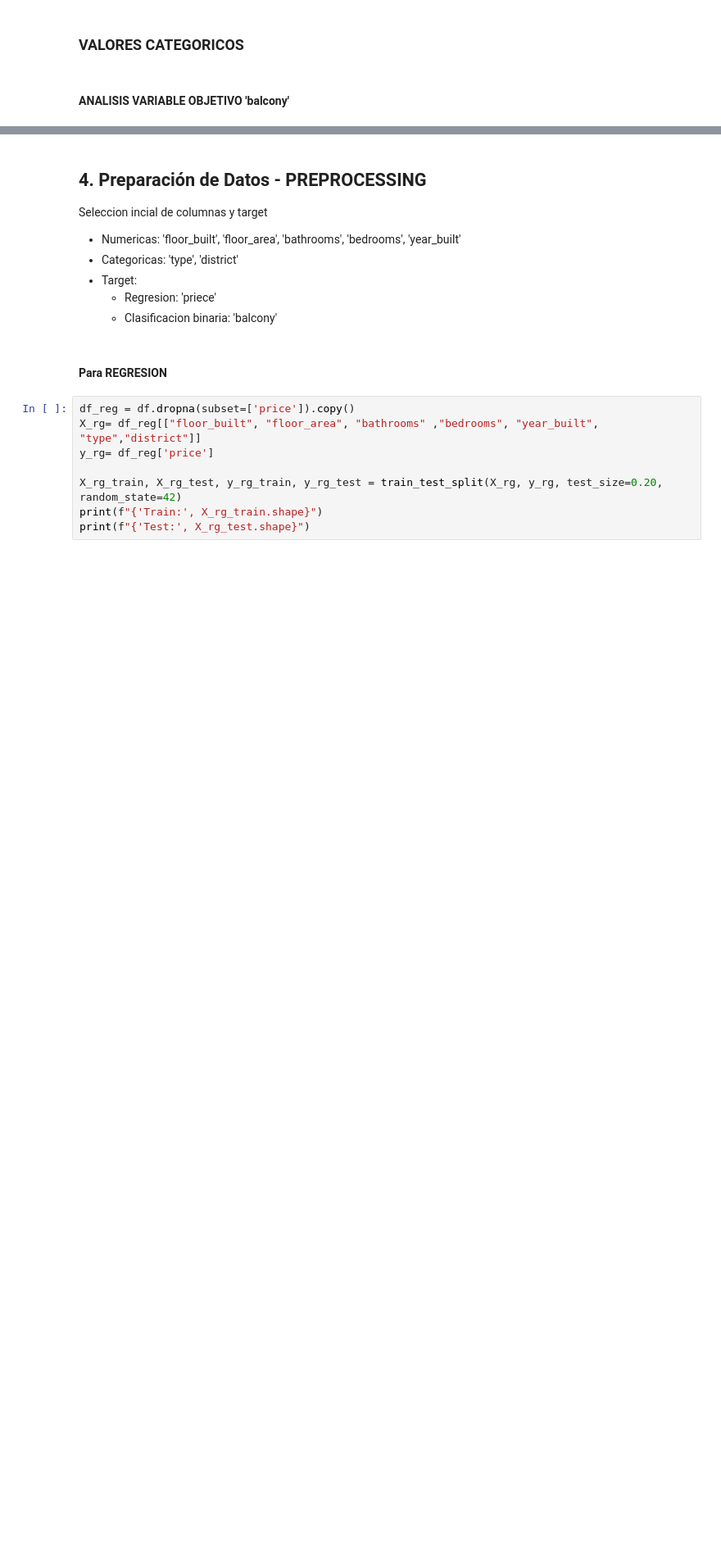
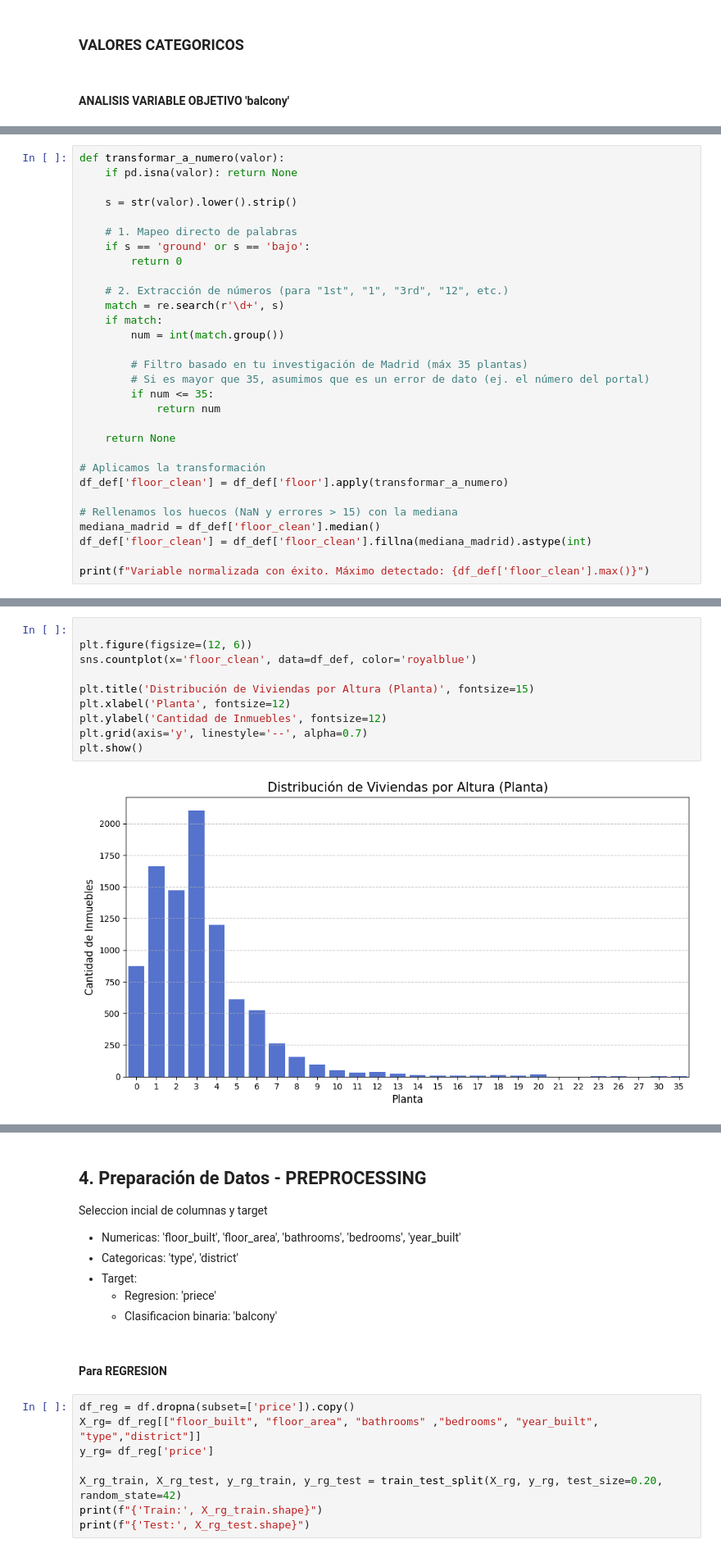
Before and after one commit to MarcoCasSir/LaboratorioDataScience, a Jupyter notebook: hito2/entrega2.ipynb, the cells around one changed output, grey strips where cells are left out. Shown at 82% size. Drawn from its saved outputs; the diff is of its cells as text; blank space fills up the shorter version.

```diff
--- a/hito2/entrega2.ipynb
+++ b/hito2/entrega2.ipynb
@@ -829,0 +971,30 @@ df_balanceo_balcony
+# %%
+def transformar_a_numero(valor):
+    if pd.isna(valor): return None
+
+    s = str(valor).lower().strip()
+
+    # 1. Mapeo directo de palabras
+    if s == 'ground' or s == 'bajo':
+        return 0
+
+    # 2. Extracción de números (para "1st", "1", "3rd", "12", etc.)
+    match = re.search(r'\d+', s)
+    if match:
+        num = int(match.group())
+
+        # Filtro basado en tu investigación de Madrid (máx 35 plantas)
+        # Si es mayor que 35, asumimos que es un error de dato (ej. el número del portal)
+        if num <= 35:
+            return num
+
+    return None
+
+# Aplicamos la transformación
+df_def['floor_clean'] = df_def['floor'].apply(transformar_a_numero)
+
+# Rellenamos los huecos (NaN y errores > 15) con la mediana
+mediana_madrid = df_def['floor_clean'].median()
+df_def['floor_clean'] = df_def['floor_clean'].fillna(mediana_madrid).astype(int)
+
+print(f"Variable normalizada con éxito. Máximo detectado: {df_def['floor_clean'].max()}")
@@ -829,0 +1057,12 @@ df_balanceo_balcony
+# %%
+
+plt.figure(figsize=(12, 6))
+sns.countplot(x='floor_clean', data=df_def, color='royalblue')
+
+plt.title('Distribución de Viviendas por Altura (Planta)', fontsize=15)
+plt.xlabel('Planta', fontsize=12)
+plt.ylabel('Cantidad de Inmuebles', fontsize=12)
+plt.grid(axis='y', linestyle='--', alpha=0.7)
+plt.show()
+# %% [output]
+[figure, added]
```
Also changed, not shown: parts of 35 cells of this notebook.
